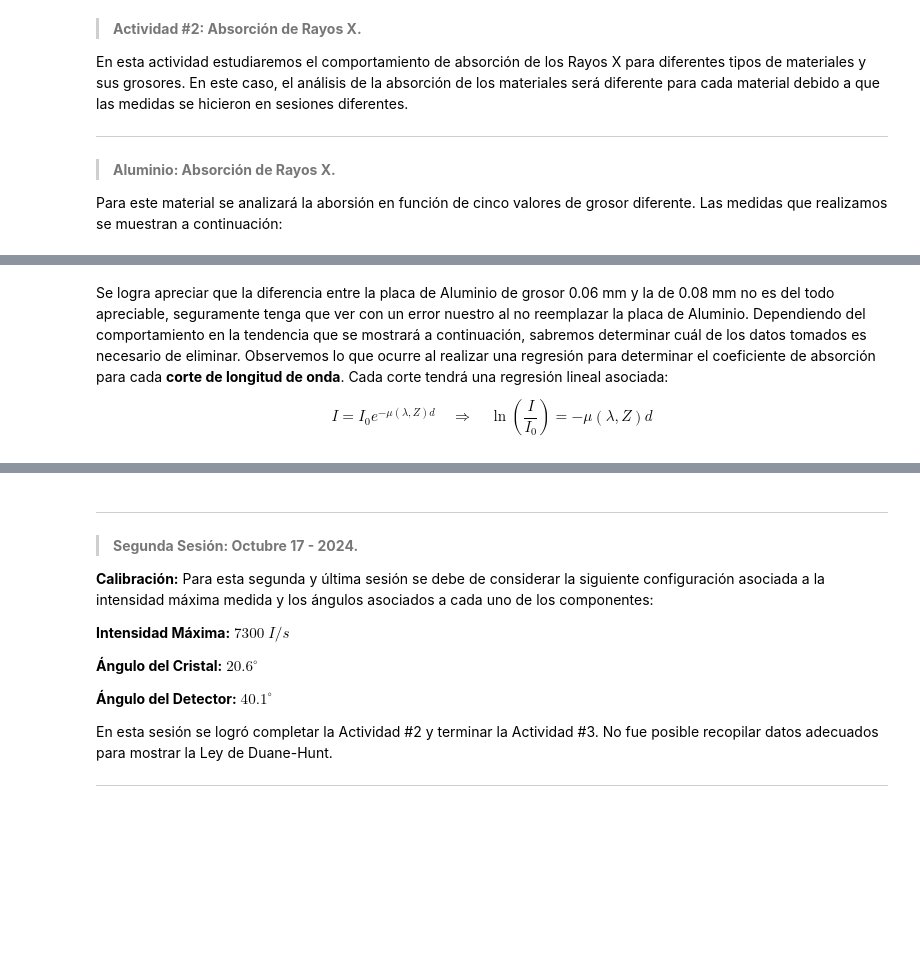
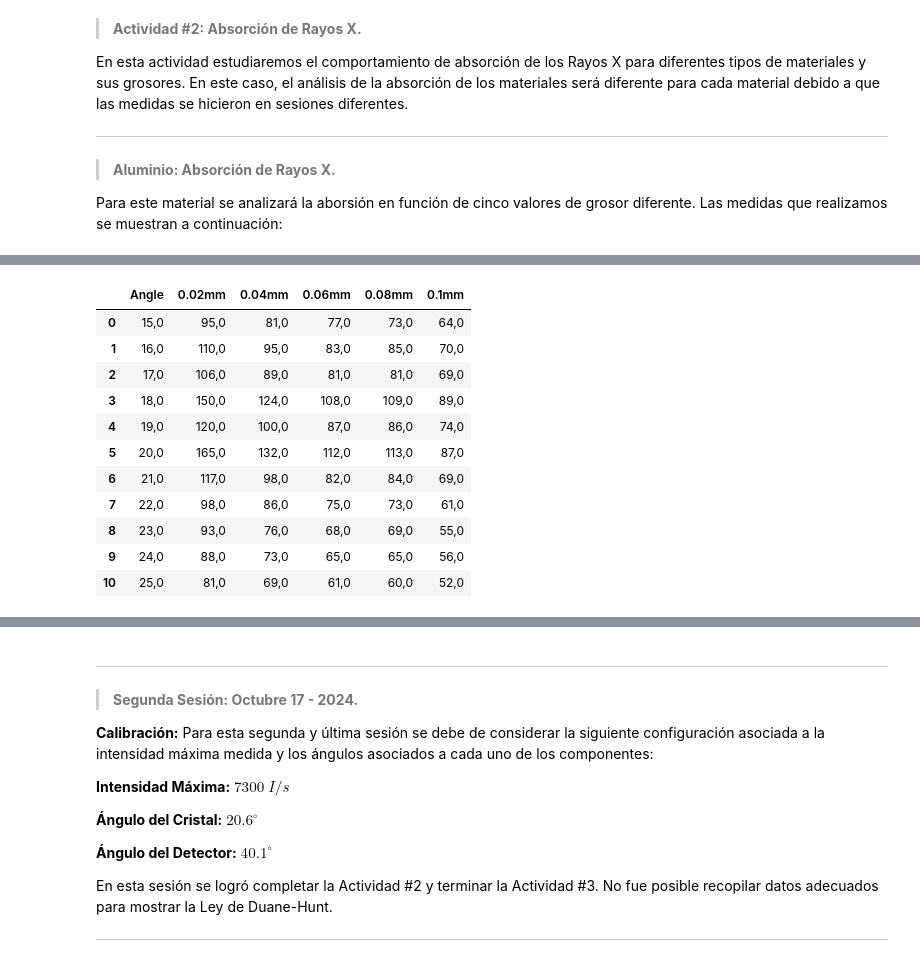
Before and after one commit to ThomasAnkhe/Laboratorio-Intermedio---Uniandes-2024, a Jupyter notebook: X-Rays/X-Rays.ipynb, the cells around one changed output, grey strips where cells are left out. Saved outputs shown, nothing was run; the diff lists cells and outputs as text; code cells hidden in the pictures; blank space fills up the shorter version.

```diff
--- a/X-Rays/X-Rays.ipynb
+++ b/X-Rays/X-Rays.ipynb
@@ -456,4 +431,16 @@ plt.legend()
-# %% [markdown]
-Se logra apreciar que la diferencia entre la placa de Aluminio de grosor 0.06 mm y la de 0.08 mm no es del todo apreciable, seguramente tenga que ver con un error nuestro al no reemplazar la placa de Aluminio. Dependiendo del comportamiento en la tendencia que se mostrará a continuación, sabremos determinar cuál de los datos tomados es necesario de eliminar. Observemos lo que ocurre al realizar una regresión para determinar el coeficiente de absorción para cada **corte de longitud de onda**. Cada corte tendrá una regresión lineal asociada:
-
-$$I = I_{0}e^{-\mu(\lambda, Z)d} \quad \Rightarrow \quad \ln\left(\frac{I}{I_{0}}\right) = -\mu(\lambda, Z)d$$
+# %%
+Al = pd.read_excel(path + "Al.xlsx")
+Al
+# %% [output]
+|  | Angle | 0.02mm | 0.04mm | 0.06mm | 0.08mm | 0.1mm |
+| 0 | 15,0 | 95,0 | 81,0 | 77,0 | 73,0 | 64,0 |
+| 1 | 16,0 | 110,0 | 95,0 | 83,0 | 85,0 | 70,0 |
+| 2 | 17,0 | 106,0 | 89,0 | 81,0 | 81,0 | 69,0 |
+| 3 | 18,0 | 150,0 | 124,0 | 108,0 | 109,0 | 89,0 |
+| 4 | 19,0 | 120,0 | 100,0 | 87,0 | 86,0 | 74,0 |
+| 5 | 20,0 | 165,0 | 132,0 | 112,0 | 113,0 | 87,0 |
+| 6 | 21,0 | 117,0 | 98,0 | 82,0 | 84,0 | 69,0 |
+| 7 | 22,0 | 98,0 | 86,0 | 75,0 | 73,0 | 61,0 |
+| 8 | 23,0 | 93,0 | 76,0 | 68,0 | 69,0 | 55,0 |
+| 9 | 24,0 | 88,0 | 73,0 | 65,0 | 65,0 | 56,0 |
+| 10 | 25,0 | 81,0 | 69,0 | 61,0 | 60,0 | 52,0 |
```
Also changed, not shown: parts of 50 cells of this notebook, 17 other files.
